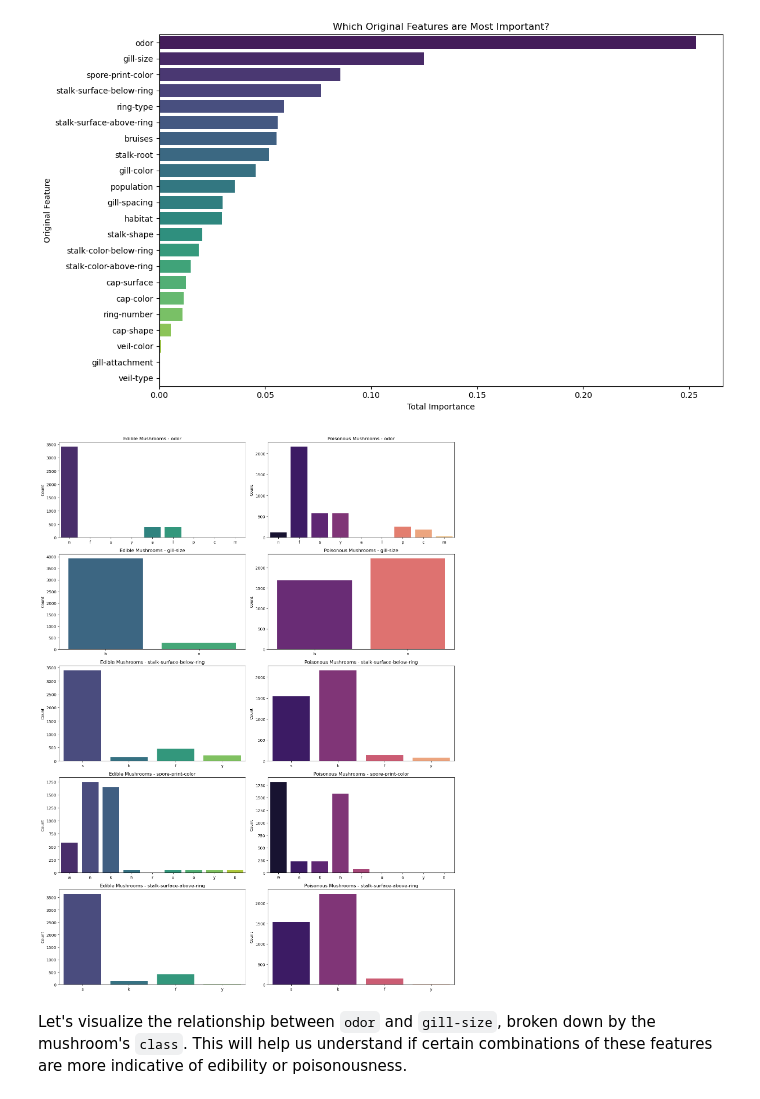
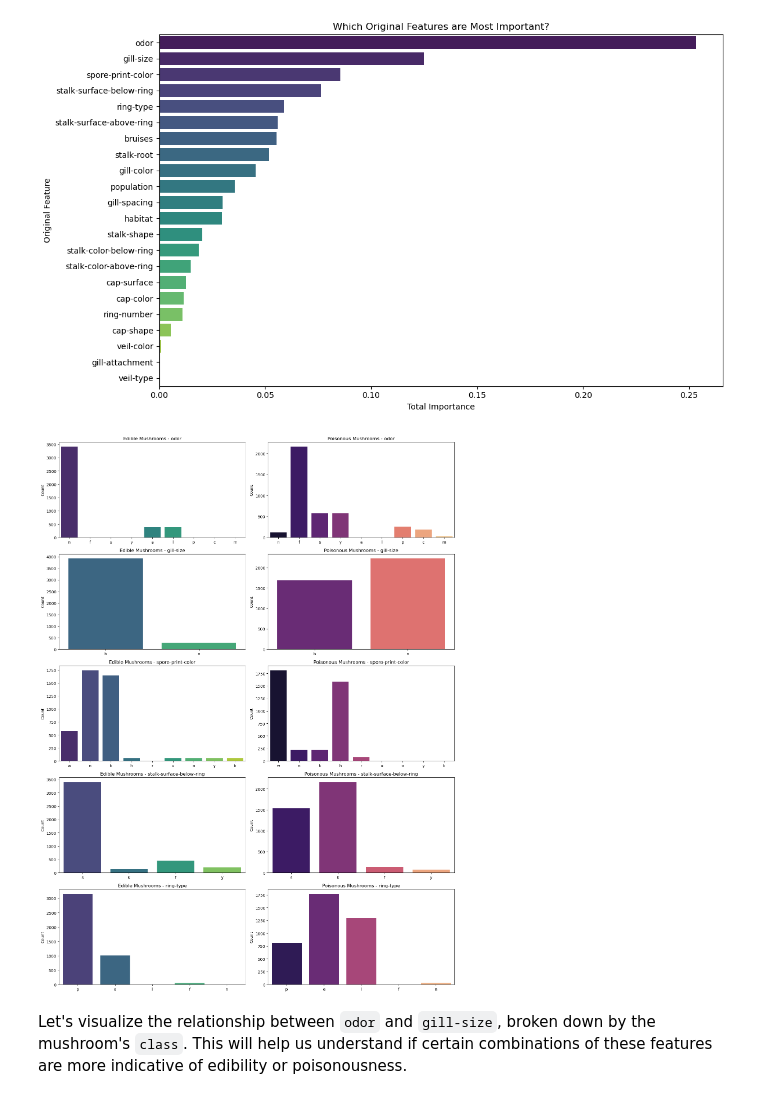
Before and after one commit to Elite1N/ml-playground, a Jupyter notebook: MushroomClassification.ipynb, the cells around one changed output. Drawn from its saved outputs; the diff is of its cells as text; code cells hidden in the pictures.

```diff
--- a/MushroomClassification.ipynb
+++ b/MushroomClassification.ipynb
@@ -378,7 +378,8 @@ Top 10 Feature Importances:
 if 'feature_importances' in locals():
     # Extract the original feature name from the one-hot encoded name
     # e.g., 'categorical__odor_f' becomes 'odor'
-    feature_importances['original_feature'] = feature_importances['feature'].apply(lambda x: x.split('__')[1].rsplit('_', 1)[0])
+    #feature_importances['original_feature'] = feature_importances['feature'].apply(lambda x: x.split('__')[1].rsplit('_', 1)[0])
+    feature_importances['original_feature'] = feature_importances['feature'].apply(lambda x: x.split('__')[1].rsplit('_', 1)[0] if '__' in x else x)
 
     # Group by the original feature and sum the importances
     aggregated_importances = feature_importances.groupby('original_feature')['importance'].sum().sort_values(ascending=False)
@@ -399,34 +400,31 @@ else:
 # %% [output]
 [figure]
 # %%
-import seaborn as sns
-import matplotlib.pyplot as plt
-# Looking at top 5 original features from feature importance
+# Looking at top n original features from feature importance
+n_features = 5
 
 # Extract the original feature names from the feature_importances
-# Assuming feature_importances is already available from the previous cell
-feature_importances['original_feature'] = feature_importances['feature'].apply(lambda x: x.split('__')[1].rsplit('_', 1)[0] if '__' in x else x)
-top_original_features = feature_importances['original_feature'].unique()[:5]
-
+#top_original_features = feature_importances['original_feature'].unique()[:n_features]
+top_original_features = aggregated_importances_df['original_feature'][:n_features]
 # Plot countplots for the top original features, separated by 'class'
 plt.figure(figsize=(15, len(top_original_features) * 4))
 for i, feature in enumerate(top_original_features):
     plt.subplot(len(top_original_features), 2, 2*i + 1) # Create subplot for 'edible'
     sns.countplot(data=mushroom[mushroom['class'] == 'e'], x=feature, order=mushroom[feature].value_counts().index, palette='viridis')
     plt.title(f'Edible Mushrooms - {feature}')
     plt.xlabel('')
     plt.ylabel('Count')
 
     plt.subplot(len(top_original_features), 2, 2*i + 2) # Create subplot for 'poisonous'
     sns.countplot(data=mushroom[mushroom['class'] == 'p'], x=feature, order=mushroom[feature].value_counts().index, palette='magma')
     plt.title(f'Poisonous Mushrooms - {feature}')
     plt.xlabel('')
     plt.ylabel('Count')
 
 plt.tight_layout()
 plt.show()
 # %% [output]
-[figure, old version]
+[figure, new version]
 # %% [markdown]
 Let's visualize the relationship between `odor` and `gill-size`, broken down by the mushroom's `class`. This will help us understand if certain combinations of these features are more indicative of edibility or poisonousness.
 # %% [markdown]
```
Also changed, not shown: parts of 2 cells of this notebook.
